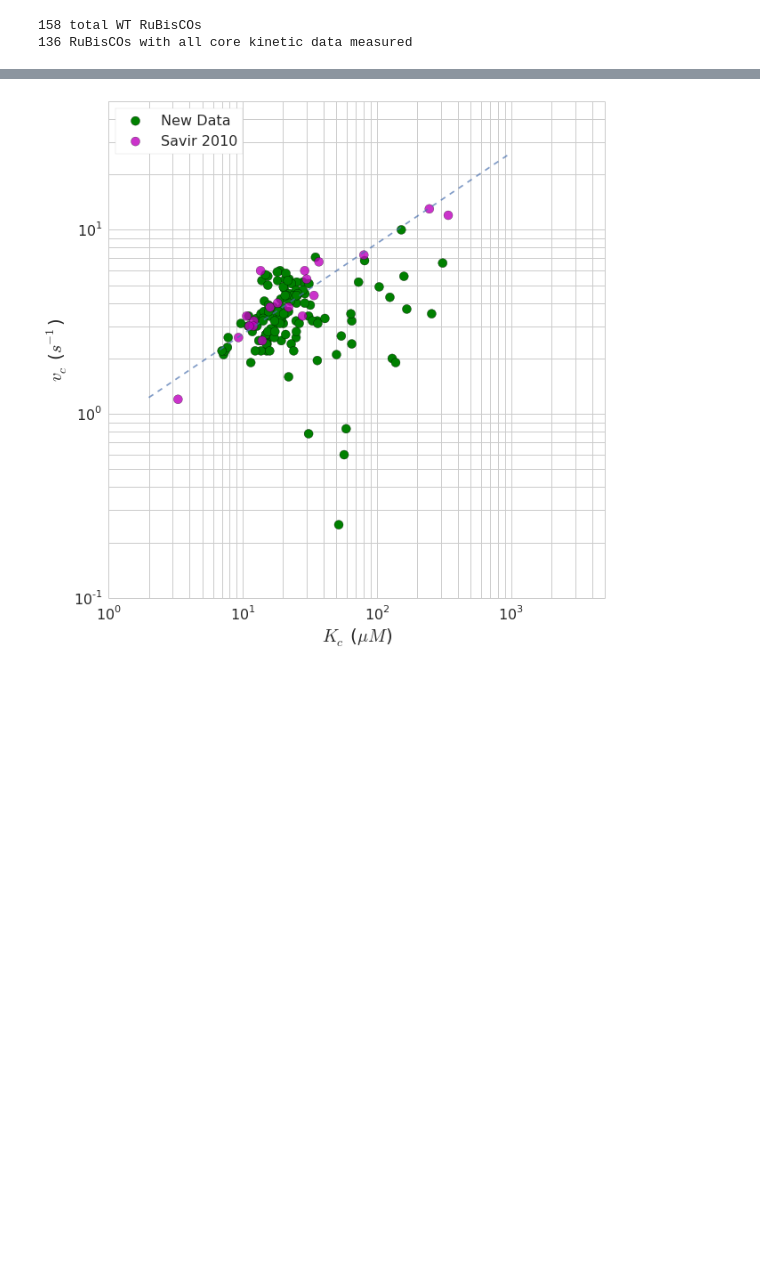
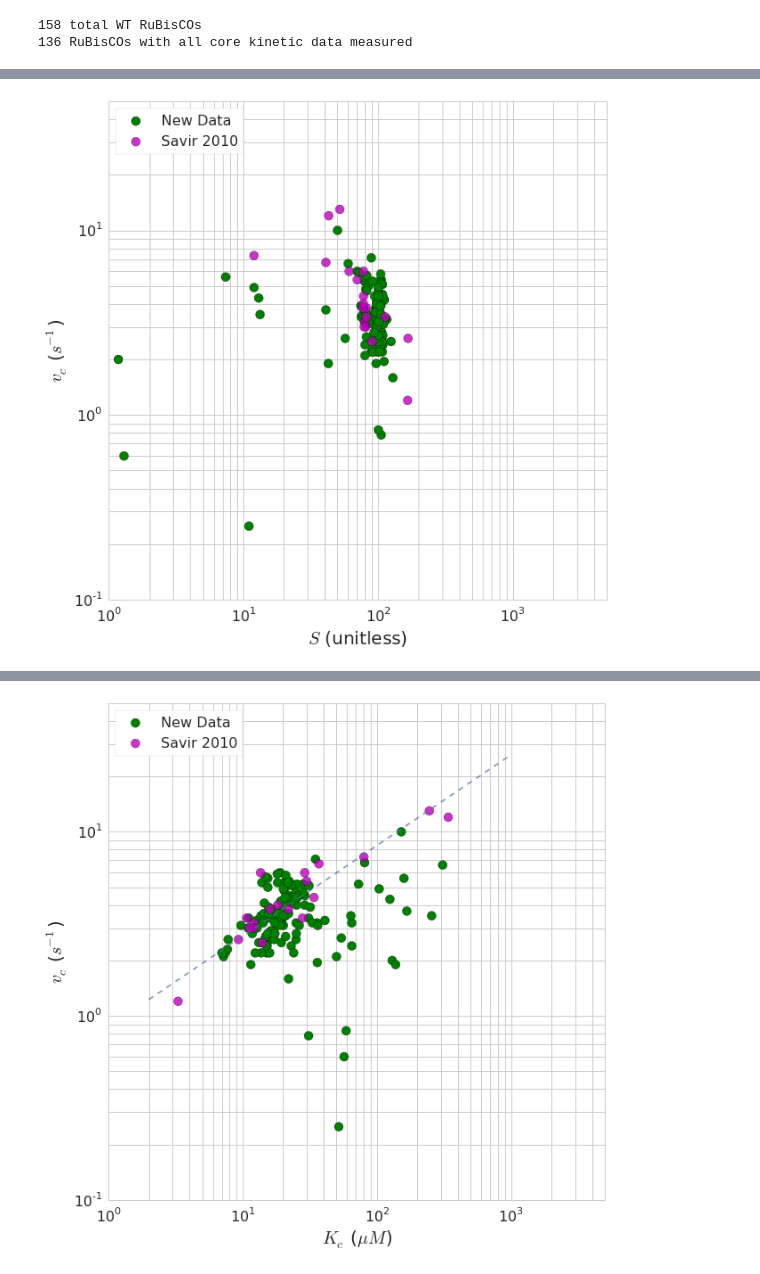
Before and after one commit to flamholz/ccm, a Jupyter notebook: python/ipython_notebooks/01122018 AF&NP Savir RuBisCO optimality redux .ipynb, the cells around one changed output, grey strips where cells are left out. Cells and saved outputs as stored; diff of their text form; code cells hidden in the pictures; blank space fills up the shorter version.

```diff
--- a/python/ipython_notebooks/01122018 AF&NP Savir RuBisCO optimality redux .ipynb
+++ b/python/ipython_notebooks/01122018 AF&NP Savir RuBisCO optimality redux .ipynb
@@ -128,0 +196,26 @@ plt.show()
+# %%
+# Central correlation of Tcherkez2006 is S vs vC.
+# Plot data from Savir separate from new data.
+figure = plt.figure(figsize=(10,10))
+seaborn.set_style('whitegrid')
+
+# loglog scale
+plt.xscale('log')
+plt.yscale('log')
+
+# Note - axes are reversed from the Savir paper so above the line = good.
+plt.scatter(nonsavir_df.S, nonsavir_df.Vc, c='g', s=100, label='New Data')
+plt.scatter(savir_df.S, savir_df.Vc, c='m', s=100, label='Savir 2010', alpha=0.8)
+
+plt.legend(loc=2, fontsize=16, frameon=True)
+plt.xlabel('$S$ (unitless)', fontsize=20)
+plt.ylabel('$v_c$ ($s^{-1}$)', fontsize=20)
+plt.xticks(fontsize=16)
+plt.yticks(fontsize=16)
+
+plt.ylim(1e-1, 50)
+plt.xlim(1, 5e3)
+
+plt.show()
+# %% [output]
+[figure, added]
```
Also changed, not shown: parts of 8 cells of this notebook.
